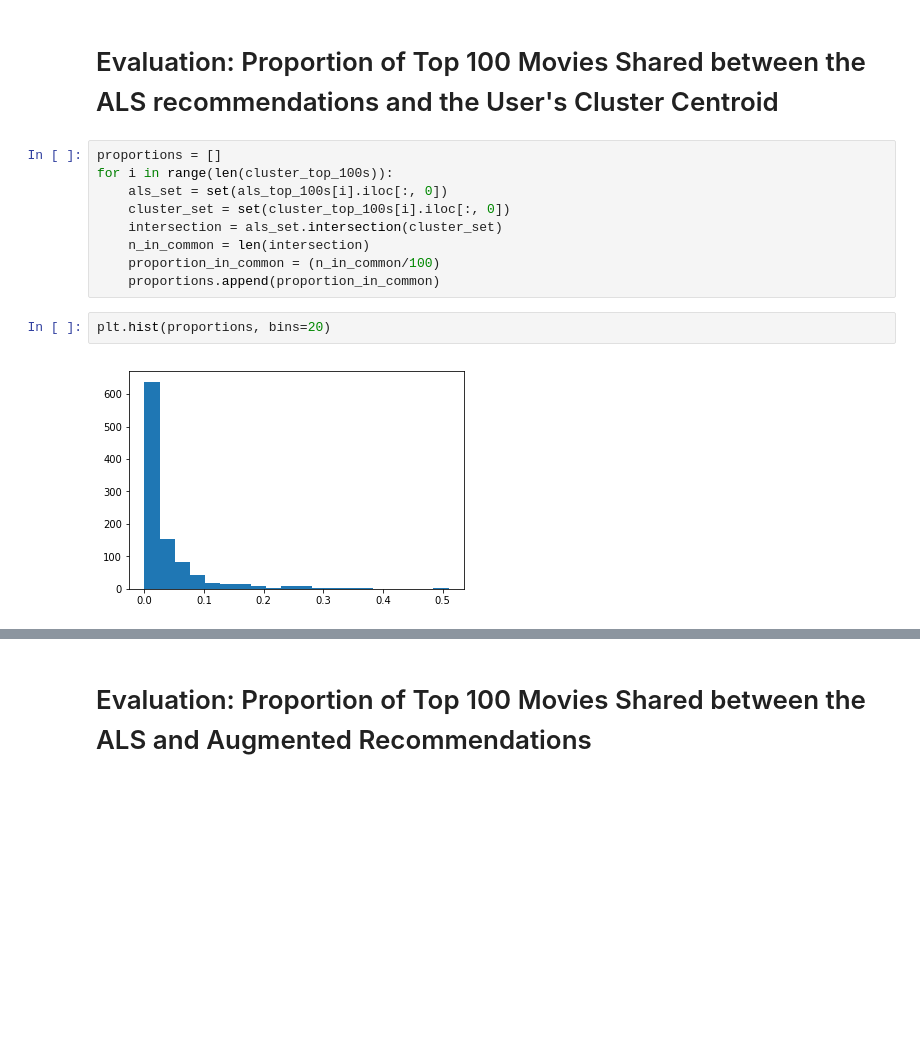
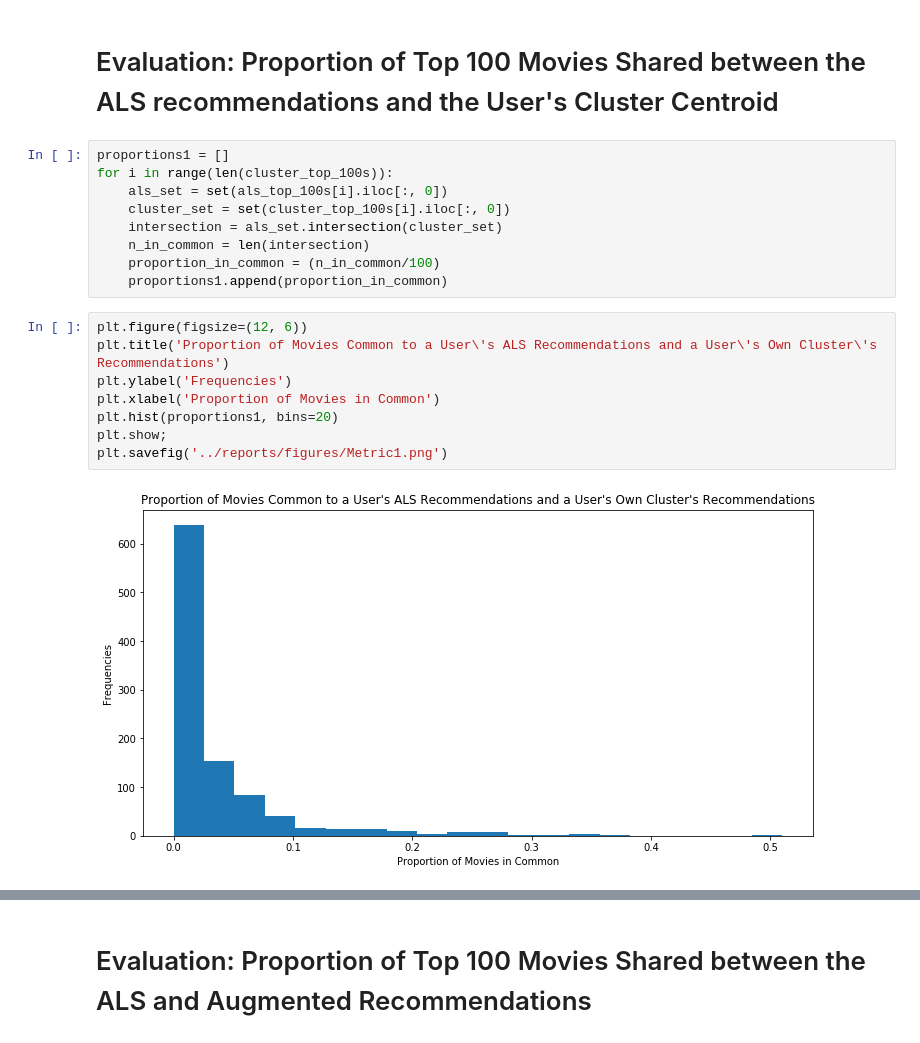
Before and after one commit to DRyanMiller/Overcoming-Echo-Chambers-in-Recommendation-Systems, a Jupyter notebook: notebooks/evaluation_drm_ec.ipynb, the cells around one changed output, grey strips where cells are left out. Saved outputs shown, nothing was run; the diff lists cells and outputs as text; blank space fills up the shorter version.

Commit message:
Updates and saves figures in evaluation_drm_ec notebook. Corrects print statement in the get_user_ratings function in custom.py

```diff
--- a/notebooks/evaluation_drm_ec.ipynb
+++ b/notebooks/evaluation_drm_ec.ipynb
@@ -119,18 +129,24 @@ for cluster in preds:
 # %% [markdown]
 # Evaluation: Proportion of Top 100 Movies Shared between the ALS recommendations and the User's Cluster Centroid
 # %%
-proportions = []
+proportions1 = []
 for i in range(len(cluster_top_100s)):
     als_set = set(als_top_100s[i].iloc[:, 0])
     cluster_set = set(cluster_top_100s[i].iloc[:, 0])
     intersection = als_set.intersection(cluster_set)
     n_in_common = len(intersection)
     proportion_in_common = (n_in_common/100)
-    proportions.append(proportion_in_common)
+    proportions1.append(proportion_in_common)
-# %%
-plt.hist(proportions, bins=20)
-# %% [output]
-[figure, removed]
+# %%
+plt.figure(figsize=(12, 6))
+plt.title('Proportion of Movies Common to a User\'s ALS Recommendations and a User\'s Own Cluster\'s Recommendations')
+plt.ylabel('Frequencies')
+plt.xlabel('Proportion of Movies in Common')
+plt.hist(proportions1, bins=20)
+plt.show;
+plt.savefig('../reports/figures/Metric1.png')
+# %% [output]
+[figure, added]
 # %% [markdown]
 <a id='metric2'></a>
 # %% [markdown]
```
Also changed, not shown: parts of 8 cells of this notebook, 4 other files.
